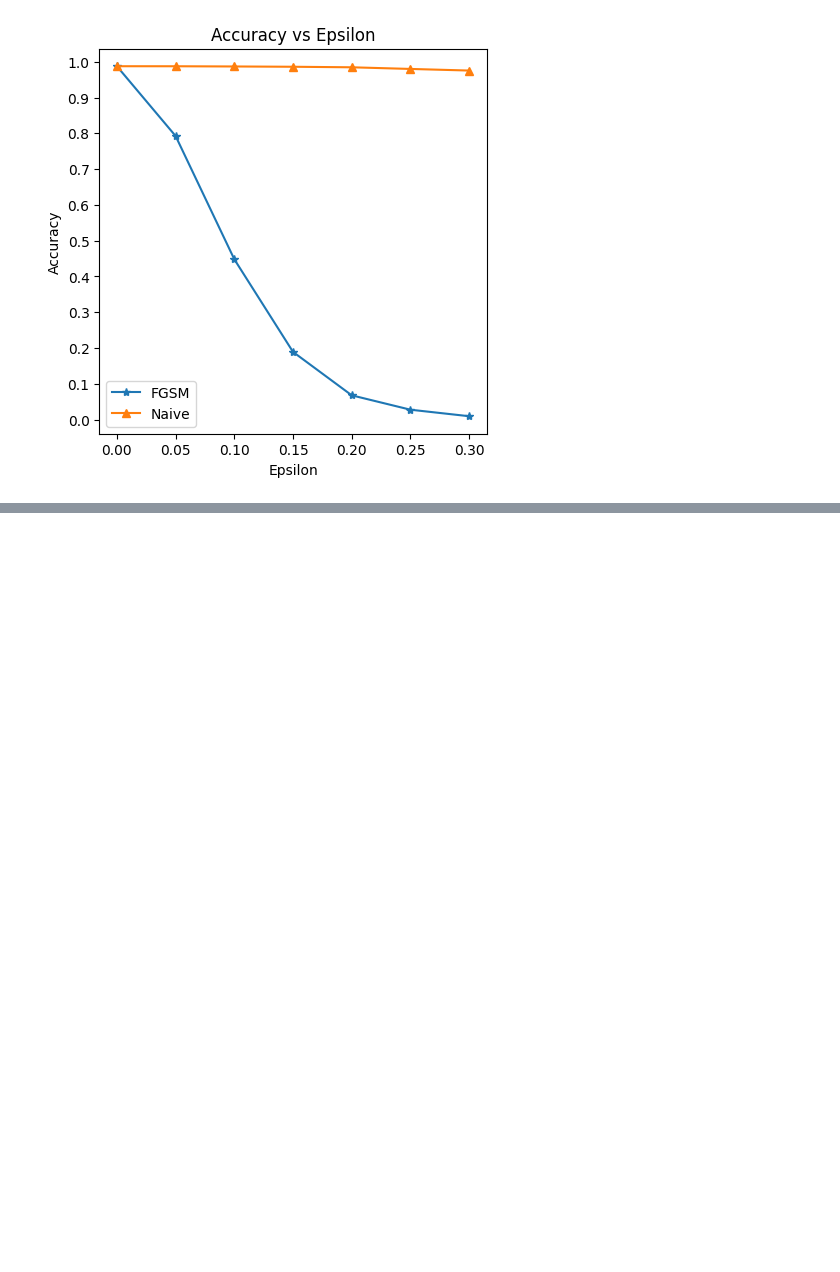
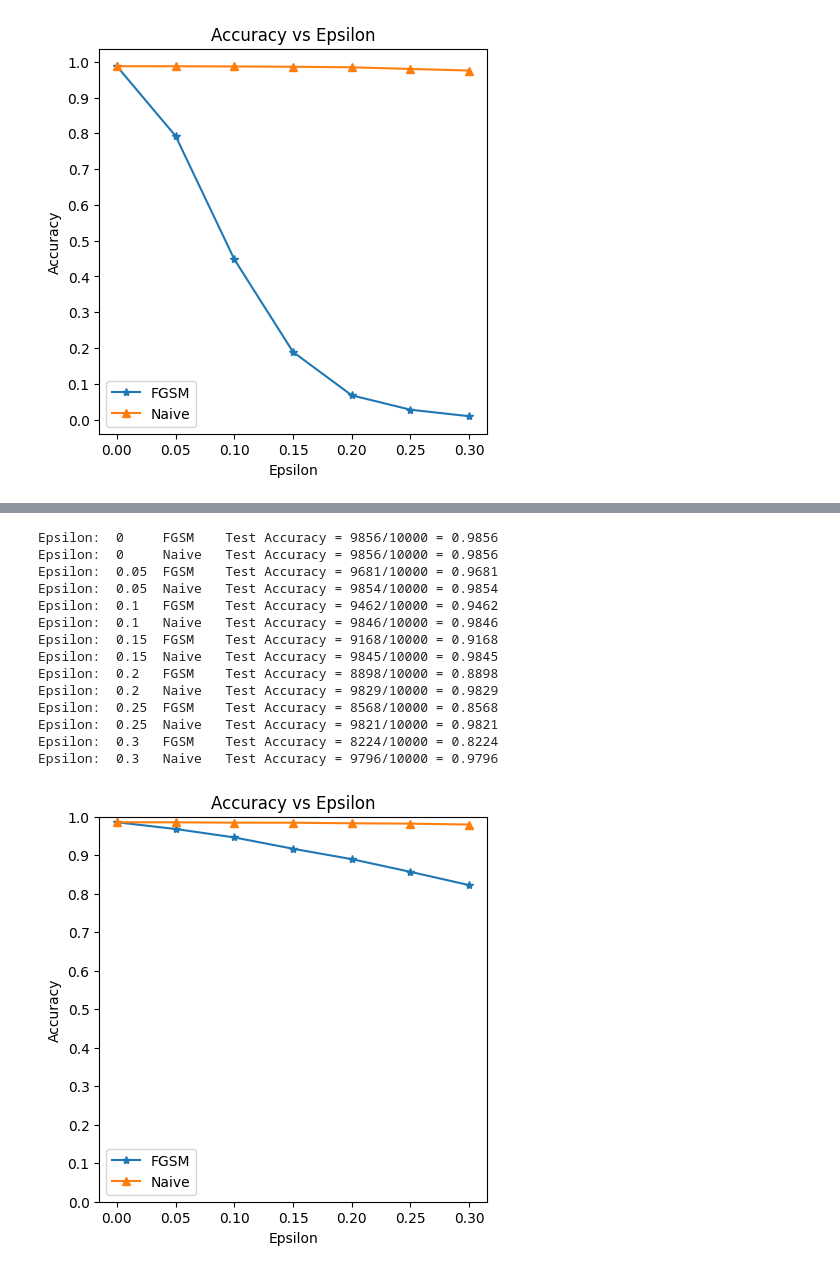
Before and after one commit to LiorSukman/Adversarial-Examples, a Jupyter notebook: Goodfellow2014_exp.ipynb, the cells around one changed output, grey strips where cells are left out. Saved outputs shown, nothing was run; the diff lists cells and outputs as text; code cells hidden in the pictures; blank space fills up the shorter version.

```diff
--- a/Goodfellow2014_exp.ipynb
+++ b/Goodfellow2014_exp.ipynb
@@ -444,0 +551,19 @@ Epsilon:  0.3   Naive   Test Accuracy = 9755/10000 = 0.9755
+# %%
+accuracies, bl_accuracies, examples = perform_exp(aermodel1, None, test_loader)
+plot_acc_graph(accuracies, bl_accuracies)
+# %% [output]
+Epsilon:  0     FGSM    Test Accuracy = 9856/10000 = 0.9856
+Epsilon:  0     Naive   Test Accuracy = 9856/10000 = 0.9856
+Epsilon:  0.05  FGSM    Test Accuracy = 9681/10000 = 0.9681
+Epsilon:  0.05  Naive   Test Accuracy = 9854/10000 = 0.9854
+Epsilon:  0.1   FGSM    Test Accuracy = 9462/10000 = 0.9462
+Epsilon:  0.1   Naive   Test Accuracy = 9846/10000 = 0.9846
+Epsilon:  0.15  FGSM    Test Accuracy = 9168/10000 = 0.9168
+Epsilon:  0.15  Naive   Test Accuracy = 9845/10000 = 0.9845
+Epsilon:  0.2   FGSM    Test Accuracy = 8898/10000 = 0.8898
+Epsilon:  0.2   Naive   Test Accuracy = 9829/10000 = 0.9829
+Epsilon:  0.25  FGSM    Test Accuracy = 8568/10000 = 0.8568
+Epsilon:  0.25  Naive   Test Accuracy = 9821/10000 = 0.9821
+Epsilon:  0.3   FGSM    Test Accuracy = 8224/10000 = 0.8224
+Epsilon:  0.3   Naive   Test Accuracy = 9796/10000 = 0.9796
+[figure, added]
```
Also changed, not shown: parts of 34 cells of this notebook, 4 other files.
